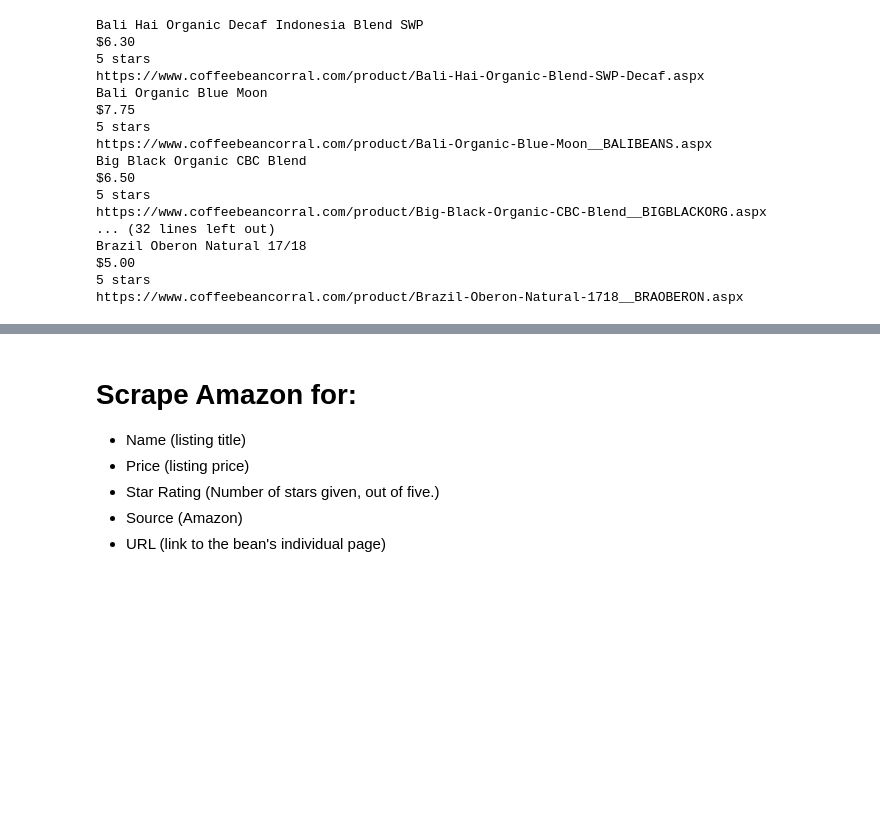
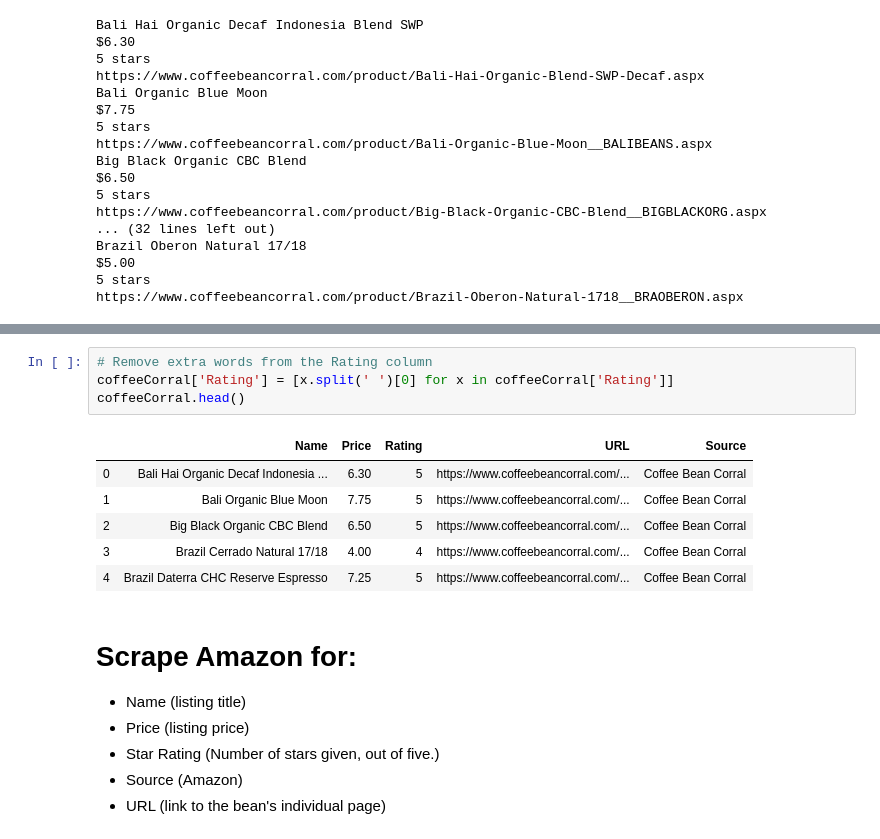
Before and after one commit to mahlonduke/ETL-challenge, a Jupyter notebook: notebook.ipynb, the cells around one changed output, grey strips where cells are left out. Saved outputs shown, nothing was run; the diff lists cells and outputs as text; blank space fills up the shorter version.

```diff
--- a/notebook.ipynb
+++ b/notebook.ipynb
@@ -164,3 +171,14 @@ coffeeCorral.head()
+# %%
+# Remove extra words from the Rating column
+coffeeCorral['Rating'] = [x.split(' ')[0] for x in coffeeCorral['Rating']]
+coffeeCorral.head()
+# %% [output]
+|  | Name | Price | Rating | URL | Source |
+| 0 | Bali Hai Organic Decaf Indonesia ... | 6.30 | 5 | https://www.coffeebeancorral.com/... | Coffee Bean Corral |
+| 1 | Bali Organic Blue Moon | 7.75 | 5 | https://www.coffeebeancorral.com/... | Coffee Bean Corral |
+| 2 | Big Black Organic CBC Blend | 6.50 | 5 | https://www.coffeebeancorral.com/... | Coffee Bean Corral |
+| 3 | Brazil Cerrado Natural 17/18 | 4.00 | 4 | https://www.coffeebeancorral.com/... | Coffee Bean Corral |
+| 4 | Brazil Daterra CHC Reserve Espresso | 7.25 | 5 | https://www.coffeebeancorral.com/... | Coffee Bean Corral |
 # %% [markdown]
 # Scrape Amazon for:
 - Name (listing title)
```
Also changed, not shown: parts of 10 cells of this notebook.
